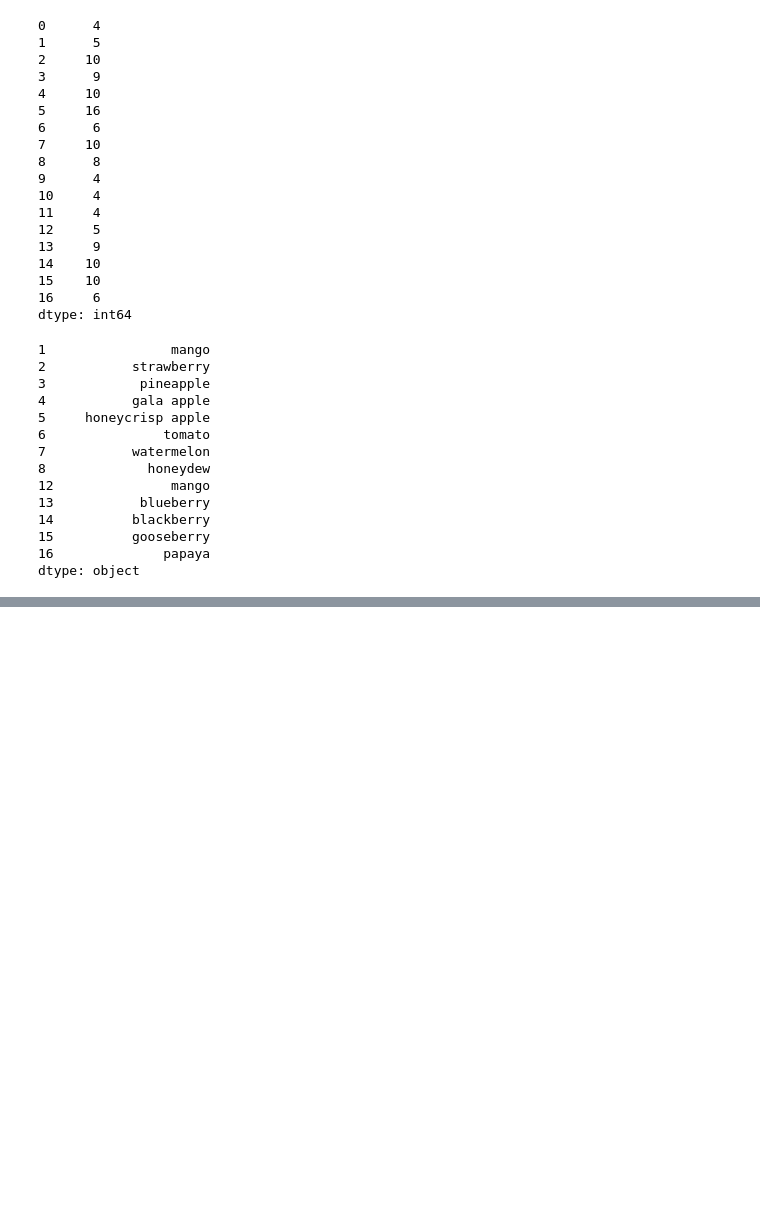
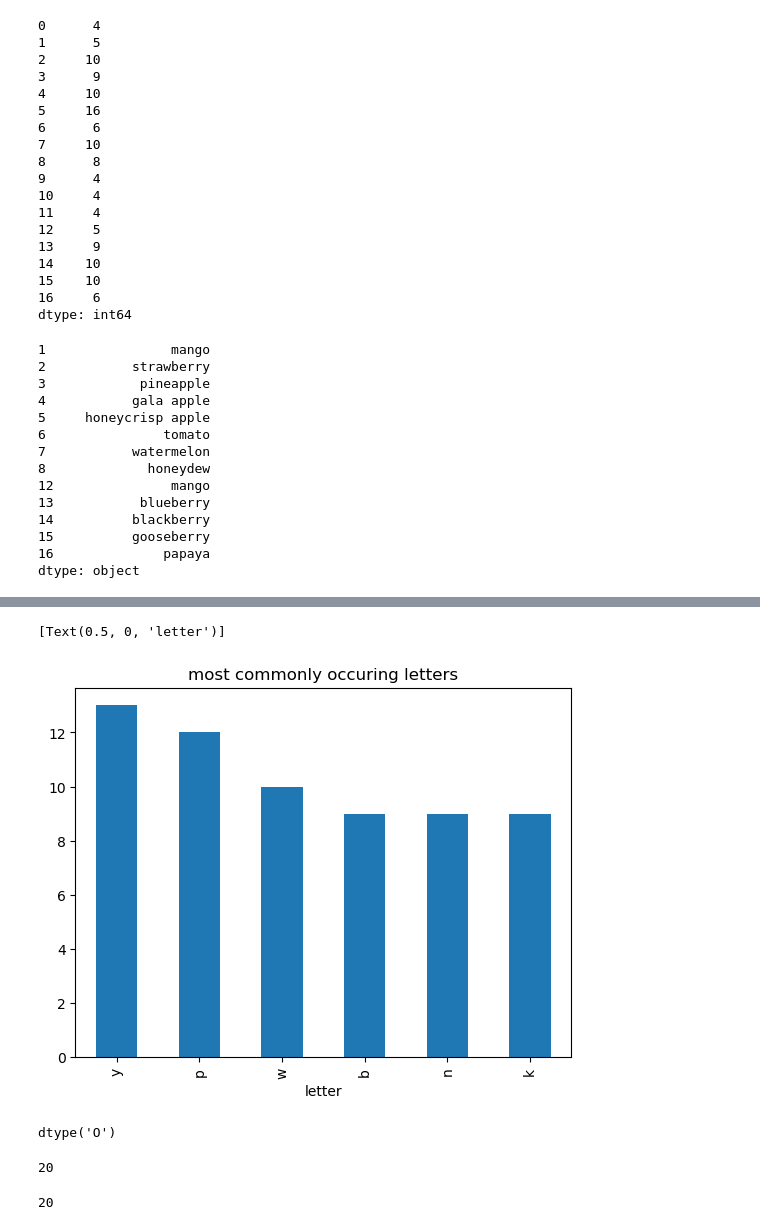
Before and after one commit to DHILL2123/python-exercises, a Jupyter notebook: pandas_series.ipynb, the cells around one changed output, grey strips where cells are left out. Cells and saved outputs as stored; diff of their text form; code cells hidden in the pictures; blank space fills up the shorter version.

Commit message:
completed pandas series

```diff
--- a/pandas_series.ipynb
+++ b/pandas_series.ipynb
@@ -539,0 +718,13 @@ SyntaxError: EOL while scanning string literal (1358997991.py, line 1)
+# %%
+# most commonly occuring letters:
+# inside a chained plot call for pandas:
+# the title can be set inside the type of plot call itself,
+# x and y labels can be set by chaining a .set() method call
+
+
+#Create a bar plot of the frequencies of the 6 most commonly occuring letters.\
+letters.value_counts().head(6).plot.bar(
+    title='most commonly occuring letters').set(xlabel='letter')
+# %% [output]
+[Text(0.5, 0, 'letter')]
+[figure, added]
@@ -539,0 +737,13 @@ SyntaxError: EOL while scanning string literal (1358997991.py, line 1)
+# %%
+numbers.dtype
+# %% [output]
+dtype('O')
+# %%
+#How many elements are in the number Series?
+numbers.size
+# %% [output]
+20
+# %%
+len(numbers)
+# %% [output]
+20
```
Also changed, not shown: parts of 66 cells of this notebook.
